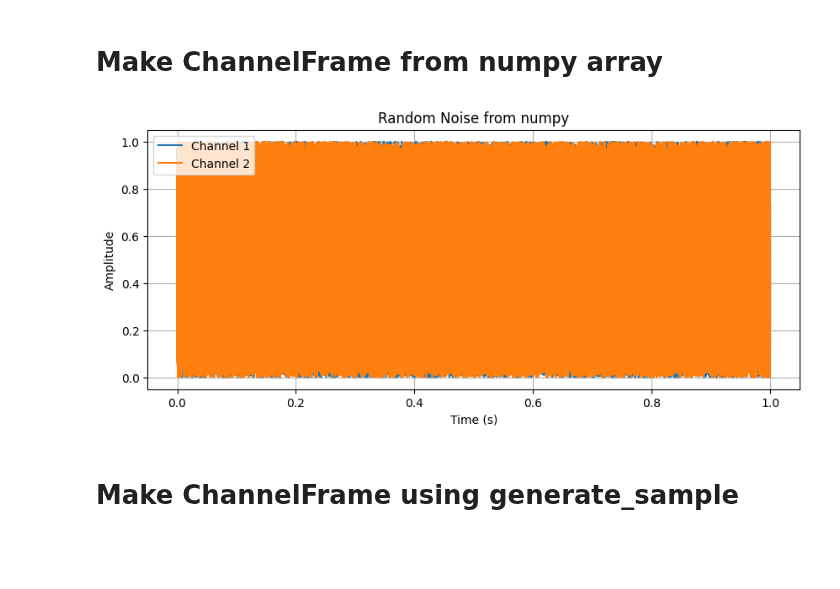
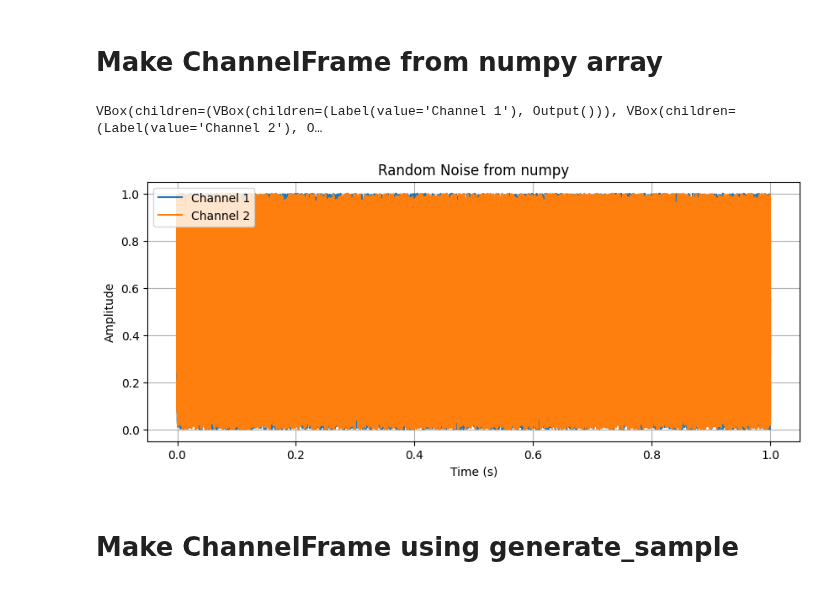
Before and after one commit to kasahart/wandas, a Jupyter notebook: examples/basic_usage.ipynb, the cells around one changed output. Saved outputs shown, nothing was run; the diff lists cells and outputs as text; code cells hidden in the pictures; blank space fills up the shorter version.

Commit message:
ChannelFrameクラスに音声データを表示するto_Audioメソッドを追加し、Channelクラスのto_Audioメソッドを改良

```diff
--- a/examples/basic_usage.ipynb
+++ b/examples/basic_usage.ipynb
@@ -7,12 +8,16 @@ from wandas.utils import generate_sample
 # %%
 fs = 44100
 rand_signal = np.random.rand(2, fs)
 signal = ChannelFrame.from_ndarray(rand_signal, sampling_rate=fs)
 
 # Plot the signals
 signal.plot(title="Random Noise from numpy")
+
+# display audio controls
+signal.to_Audio()
 # %% [output]
+VBox(children=(VBox(children=(Label(value='Channel 1'), Output())), VBox(children=(Label(value='Channel 2'), O…
-[figure, old version]
+[figure, new version]
 # %% [markdown]
 # Make ChannelFrame using generate_sample
 # %%
```
Also changed, not shown: parts of 1 cell of this notebook, 2 other files.
